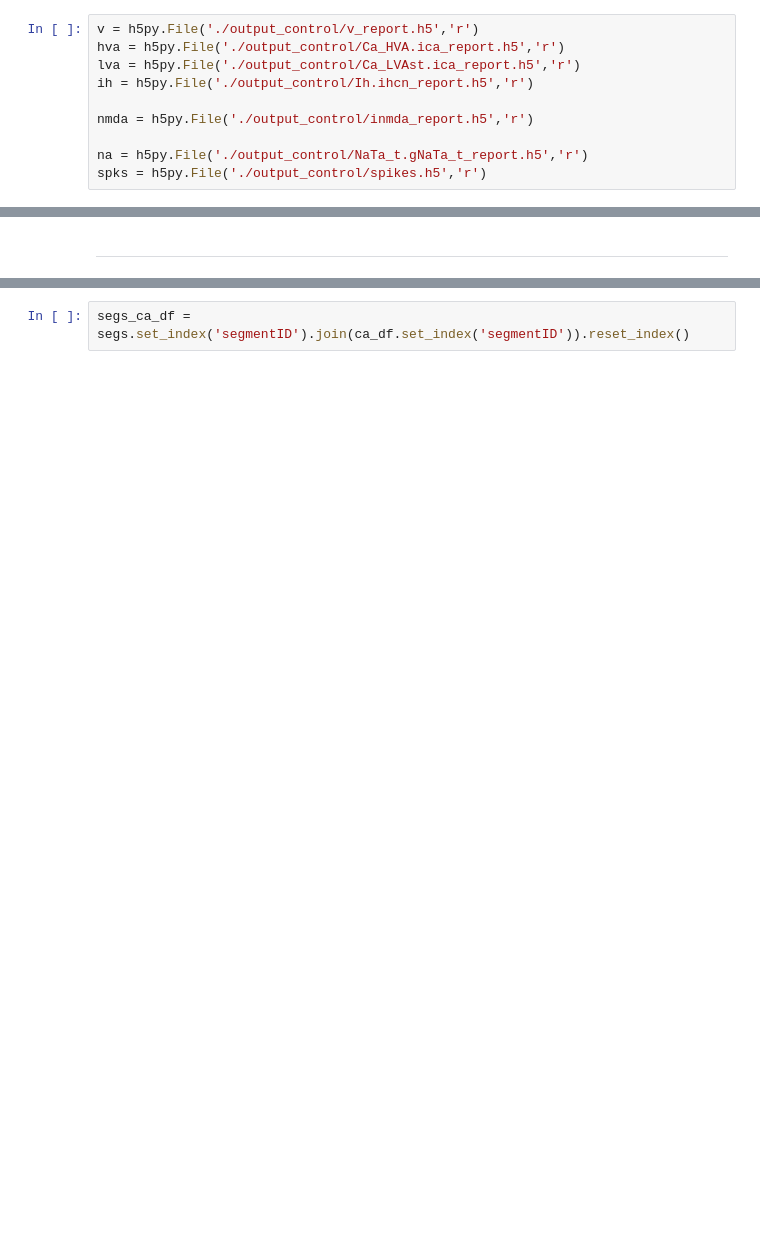
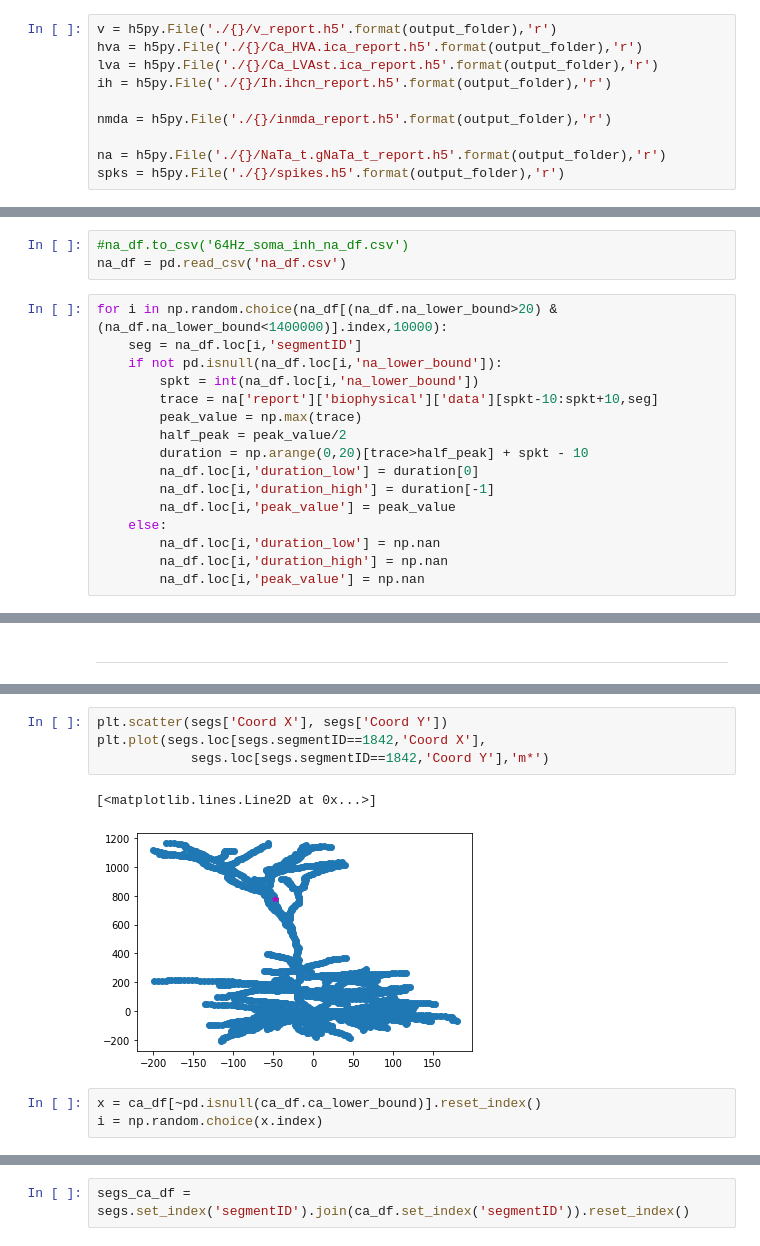
Before and after one commit to aaberbach/L5NeuronSimulation, a Jupyter notebook: L5NeuronSimulation/FullSimulation/NMDAExploration.ipynb, the cells around one changed output, grey strips where cells are left out. Saved outputs shown, nothing was run; the diff lists cells and outputs as text; blank space fills up the shorter version.

```diff
--- a/L5NeuronSimulation/FullSimulation/NMDAExploration.ipynb
+++ b/L5NeuronSimulation/FullSimulation/NMDAExploration.ipynb
@@ -132,15 +98,15 @@ segs.loc[segs.Type=='apic','Elec_distanceQ'] = pd.qcut(segs.loc[segs.Type=='apic
 # %%
 segs_conns = segs.set_index(['Type','Sec ID','X']).join(conns.set_index(['Type','Sec ID','X'])).reset_index()
 # %%
-v = h5py.File('./output_control/v_report.h5','r')
-hva = h5py.File('./output_control/Ca_HVA.ica_report.h5','r')
-lva = h5py.File('./output_control/Ca_LVAst.ica_report.h5','r')
-ih = h5py.File('./output_control/Ih.ihcn_report.h5','r')
+v = h5py.File('./{}/v_report.h5'.format(output_folder),'r')
+hva = h5py.File('./{}/Ca_HVA.ica_report.h5'.format(output_folder),'r')
+lva = h5py.File('./{}/Ca_LVAst.ica_report.h5'.format(output_folder),'r')
+ih = h5py.File('./{}/Ih.ihcn_report.h5'.format(output_folder),'r')
 
-nmda = h5py.File('./output_control/inmda_report.h5','r')
+nmda = h5py.File('./{}/inmda_report.h5'.format(output_folder),'r')
 
-na = h5py.File('./output_control/NaTa_t.gNaTa_t_report.h5','r')
-spks = h5py.File('./output_control/spikes.h5','r')
+na = h5py.File('./{}/NaTa_t.gNaTa_t_report.h5'.format(output_folder),'r')
+spks = h5py.File('./{}/spikes.h5'.format(output_folder),'r')
 # %%
 spktimes = spks['spikes']['biophysical']['timestamps'][:]
 spkinds = np.sort((spktimes*10).astype(int))
@@ -190,0 +156,19 @@ na_df.to_csv('na_df.csv')
+# %%
+#na_df.to_csv('64Hz_soma_inh_na_df.csv')
+na_df = pd.read_csv('na_df.csv')
+# %%
+for i in np.random.choice(na_df[(na_df.na_lower_bound>20) & (na_df.na_lower_bound<1400000)].index,10000):
+    seg = na_df.loc[i,'segmentID']
+    if not pd.isnull(na_df.loc[i,'na_lower_bound']):
+        spkt = int(na_df.loc[i,'na_lower_bound'])
+        trace = na['report']['biophysical']['data'][spkt-10:spkt+10,seg]
+        peak_value = np.max(trace)
+        half_peak = peak_value/2
+        duration = np.arange(0,20)[trace>half_peak] + spkt - 10
+        na_df.loc[i,'duration_low'] = duration[0]
+        na_df.loc[i,'duration_high'] = duration[-1]
+        na_df.loc[i,'peak_value'] = peak_value
+    else:
+        na_df.loc[i,'duration_low'] = np.nan
+        na_df.loc[i,'duration_high'] = np.nan
+        na_df.loc[i,'peak_value'] = np.nan
@@ -453,0 +319,10 @@ for p in segs[(segs.Type=='dend')|(segs.Type=='apic')].index:
+# %%
+plt.scatter(segs['Coord X'], segs['Coord Y'])
+plt.plot(segs.loc[segs.segmentID==1842,'Coord X'],
+            segs.loc[segs.segmentID==1842,'Coord Y'],'m*')
+# %% [output]
+[<matplotlib.lines.Line2D at 0x...>]
+[figure, added]
+# %%
+x = ca_df[~pd.isnull(ca_df.ca_lower_bound)].reset_index()
+i = np.random.choice(x.index)
```
Also changed, not shown: parts of 49 cells of this notebook, 12 other files.
